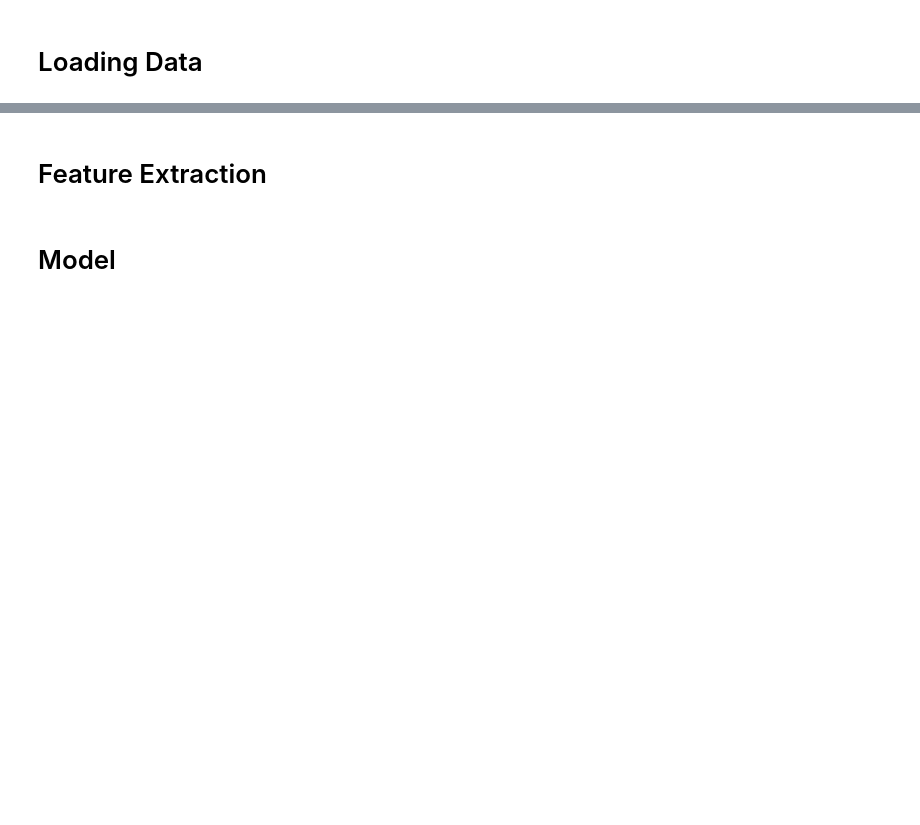
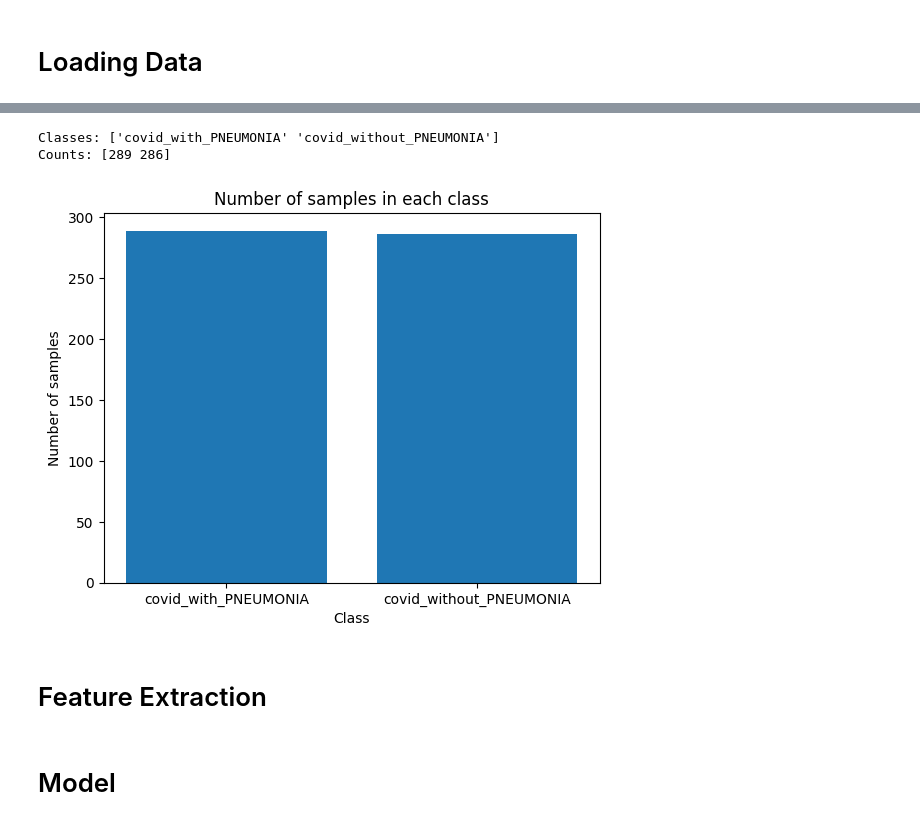
Before and after one commit to MH0386/my_ai_journey, a Jupyter notebook: machine-learning/logistic-regression-from-scratch.ipynb, the cells around one changed output, grey strips where cells are left out. Cells and saved outputs as stored; diff of their text form; code cells hidden in the pictures; blank space fills up the shorter version.

```diff
--- a/machine-learning/logistic-regression-from-scratch.ipynb
+++ b/machine-learning/logistic-regression-from-scratch.ipynb
@@ -126,13 +131,24 @@ np.unique(images_label)
 # %%
 # plot number of samples in each class
 
 # Assuming 'data' is your numpy array with class labels
-classes, counts = np.unique(images_label, return_counts=True)
-plt.bar(classes, counts)
-plt.xlabel("Class")
-plt.ylabel("Number of samples")
-plt.title("Number of samples in each class")
+unique_elements = np.unique(ar=images_label, return_counts=True)
+classes = unique_elements[0]
+counts = unique_elements[1]
+
+print(f"Classes: {classes}")
+print(f"Counts: {counts}")
+
+# Plotting the bar graph
+plt.bar(x=classes, height=counts)
+plt.xlabel(xlabel="Class")
+plt.ylabel(ylabel="Number of samples")
+plt.title(label="Number of samples in each class")
 plt.show()
+# %% [output]
+Classes: ['covid_with_PNEUMONIA' 'covid_without_PNEUMONIA']
+Counts: [289 286]
+[figure, added]
 # %%
 images_array = np.array(images_array)
 images_label = np.array(images_label)
```
Also changed, not shown: parts of 20 cells of this notebook, 2 other files.
